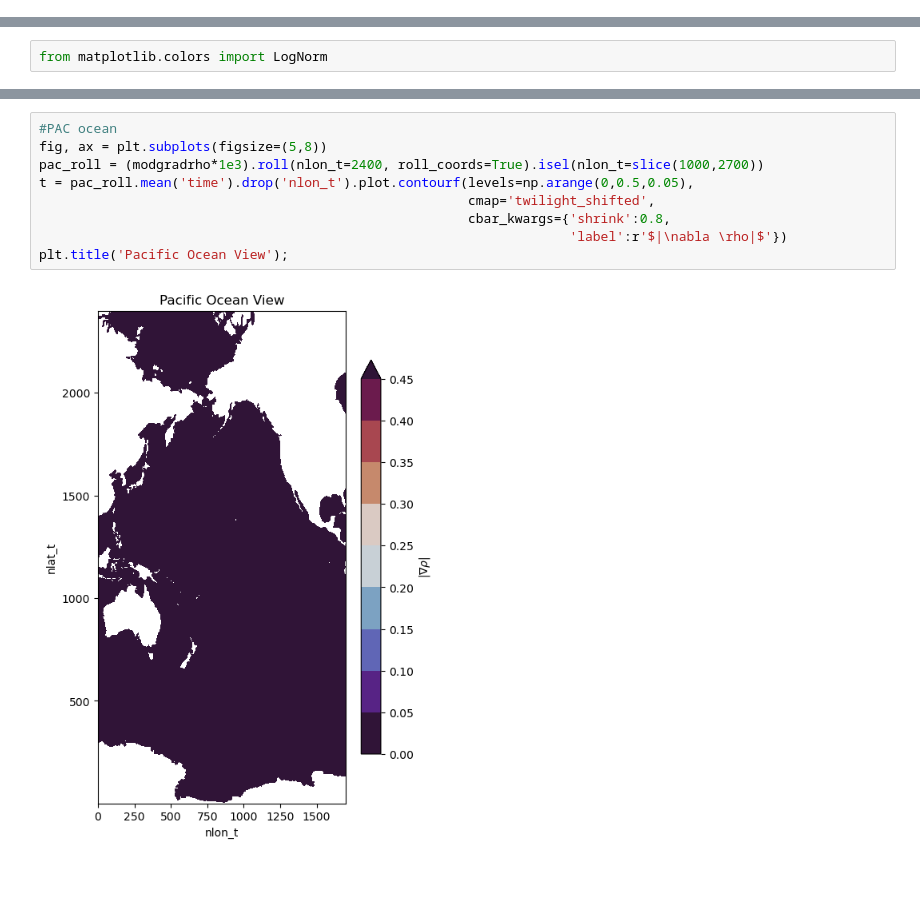
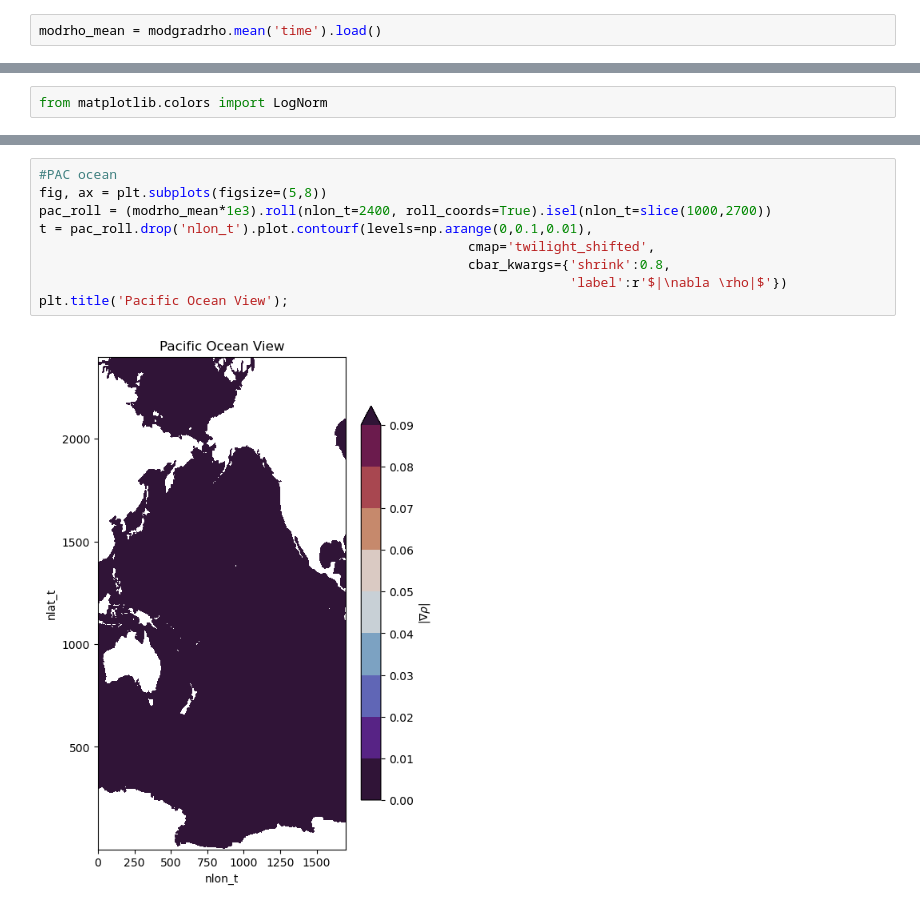
Before and after one commit to shanicetbailey/SST-gradients, a Jupyter notebook: CESM/4_ann_mean.ipynb, the cells around one changed output, grey strips where cells are left out. Saved outputs shown, nothing was run; the diff lists cells and outputs as text; blank space fills up the shorter version.

```diff
--- a/CESM/4_ann_mean.ipynb
+++ b/CESM/4_ann_mean.ipynb
@@ -117,6 +141,8 @@ rho = fastjmd95.rho(ds_ren.SSS, ds_ren.SST, 0)
 
 gradrho = gradient(rho)
 modgradrho = np.sqrt(gradrho[0]**2 + gradrho[-1]**2)
+# %%
+modrho_mean = modgradrho.mean('time').load()
 # %%
 rho.mean('time').plot.contourf(levels=np.arange(1000, 1035, 5))
 # %% [output]
@@ -158,14 +184,14 @@ plt.title('Indian Ocean View');
 # %%
 #PAC ocean
 fig, ax = plt.subplots(figsize=(5,8))
-pac_roll = (modgradrho*1e3).roll(nlon_t=2400, roll_coords=True).isel(nlon_t=slice(1000,2700))
-t = pac_roll.mean('time').drop('nlon_t').plot.contourf(levels=np.arange(0,0.5,0.05),
+pac_roll = (modrho_mean*1e3).roll(nlon_t=2400, roll_coords=True).isel(nlon_t=slice(1000,2700))
+t = pac_roll.drop('nlon_t').plot.contourf(levels=np.arange(0,0.1,0.01),
                                                        cmap='twilight_shifted',
                                                        cbar_kwargs={'shrink':0.8,
                                                                     'label':r'$|\nabla \rho|$'})
 plt.title('Pacific Ocean View');
 # %% [output]
-[figure, old version]
+[figure, new version]
 # %%
 #SO ocean
 fig, ax = plt.subplots(figsize=(14,5))
```
Also changed, not shown: parts of 18 cells of this notebook.
